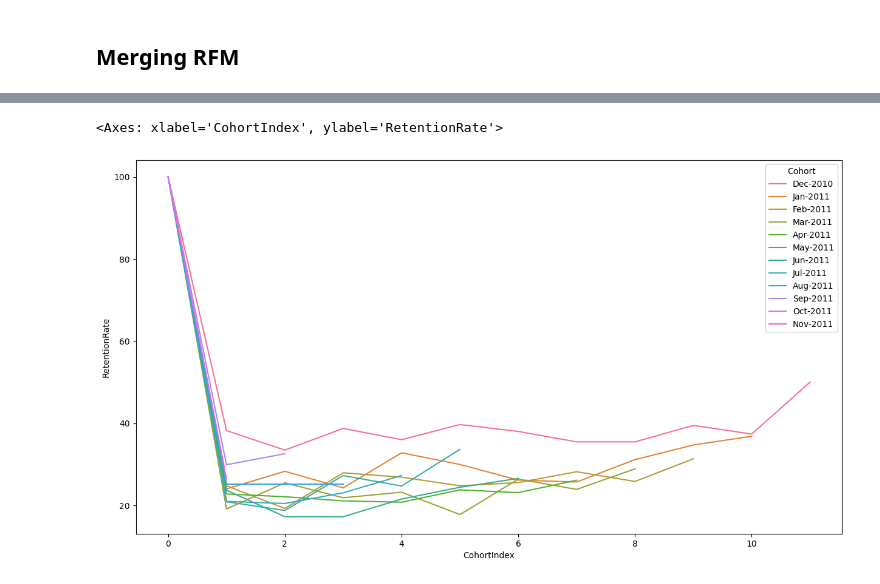
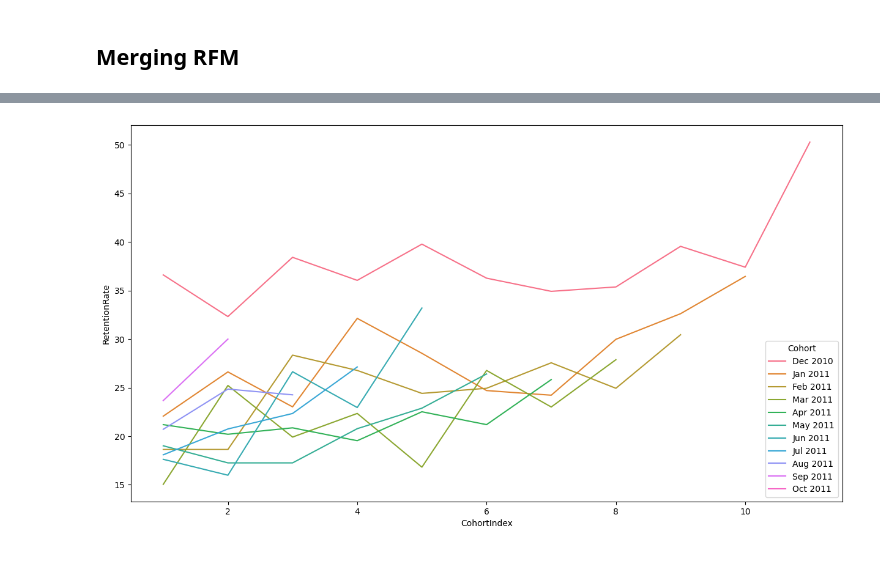
Before and after one commit to curtishiga/Online_Retail, a Jupyter notebook: Analysis.ipynb, the cells around one changed output, grey strips where cells are left out. Saved outputs shown, nothing was run; the diff lists cells and outputs as text; code cells hidden in the pictures.

```diff
--- a/Analysis.ipynb
+++ b/Analysis.ipynb
@@ -21,3 +27,6 @@ data.head(5)
+# %%
+# Take out invoices with negative quantities
+data_filtered = data[data['Quantity'] >= 0]
 # %% [markdown]
 ___
 ___
@@ -205,6 +180,7 @@ ___
 # %%
-first_purchase_date = data\
-                        .groupby('CustomerID',
+# Get the date of a customers first invoice
+first_purchase_date = data_filtered\
+                        .groupby(['CustomerID','Country'],
                                 dropna = False)\
                         [['InvoiceDate']]\
                         .min()\
@@ -225,7 +192,8 @@ first_purchase_date.head()
 # %%
-data_cohorts = pd.merge(data,
+# Merge the Cohort onto the original data
+data_cohorts = pd.merge(data_filtered,
                         first_purchase_date,
                         how = 'left',
-                        left_on = 'CustomerID',
+                        left_on = ['CustomerID','Country'],
                         right_index = True)
 # %%
@@ -293,5 +270,6 @@ ax.set_yticklabels(yticklabels);
 # %%
-cohort_retention_melted = pd.melt(cohort_retention_pct,
+# Melt the pivoted cohorts to plot line graphs
+cohort_retention_melted = pd.melt(cohort_retention_pct.drop(0, axis = 1),
                                   ignore_index = False)\
                             .dropna()\
                             .rename({'value':'RetentionRate'},
@@ -316,10 +278,11 @@ cohort_retention_melted
 # %%
+# Plot line charts by Cohort
 fig, ax = plt.subplots(figsize = (15, 8))
 sns.lineplot(cohort_retention_melted,
              x = 'CohortIndex',
              y = 'RetentionRate',
-             hue = cohort_retention_melted['Cohort'].dt.strftime('%b-%Y'),
+             hue = cohort_retention_melted['Cohort'].dt.strftime('%b %Y'),
             ax = ax)
+plt.show()
 # %% [output]
-<Axes: xlabel='CohortIndex', ylabel='RetentionRate'>
-[figure, old version]
+[figure, new version]
```
Also changed, not shown: parts of 86 cells of this notebook, 1 other file.
